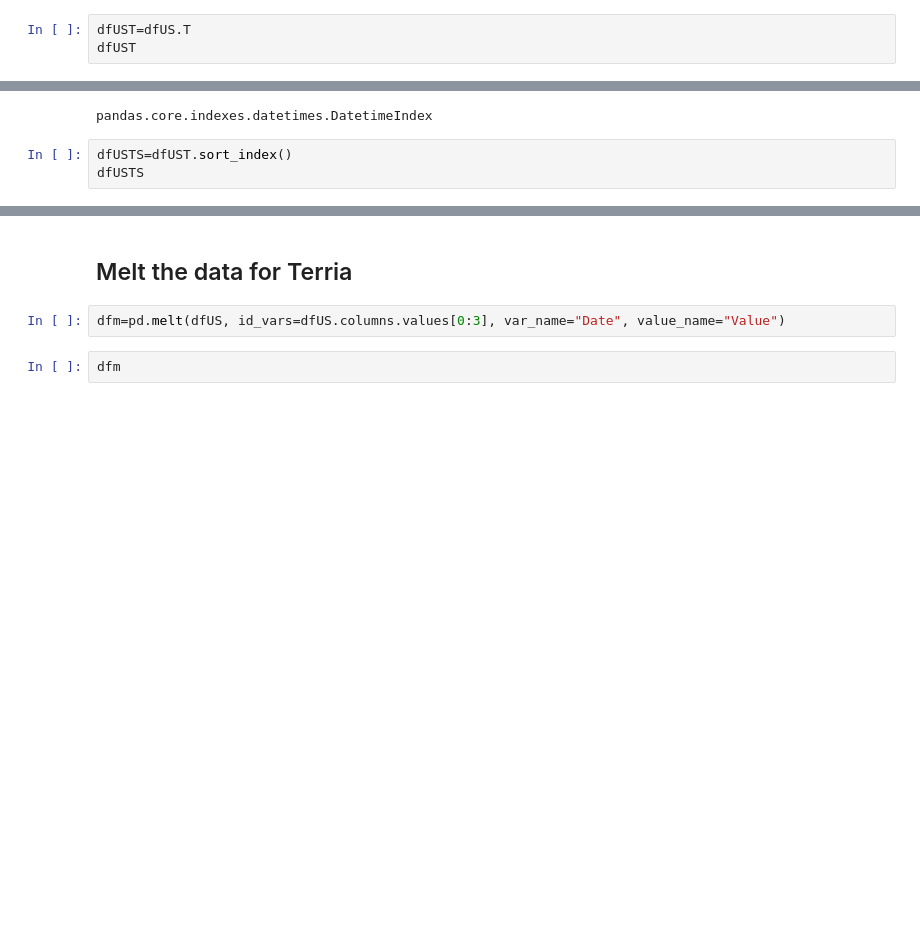
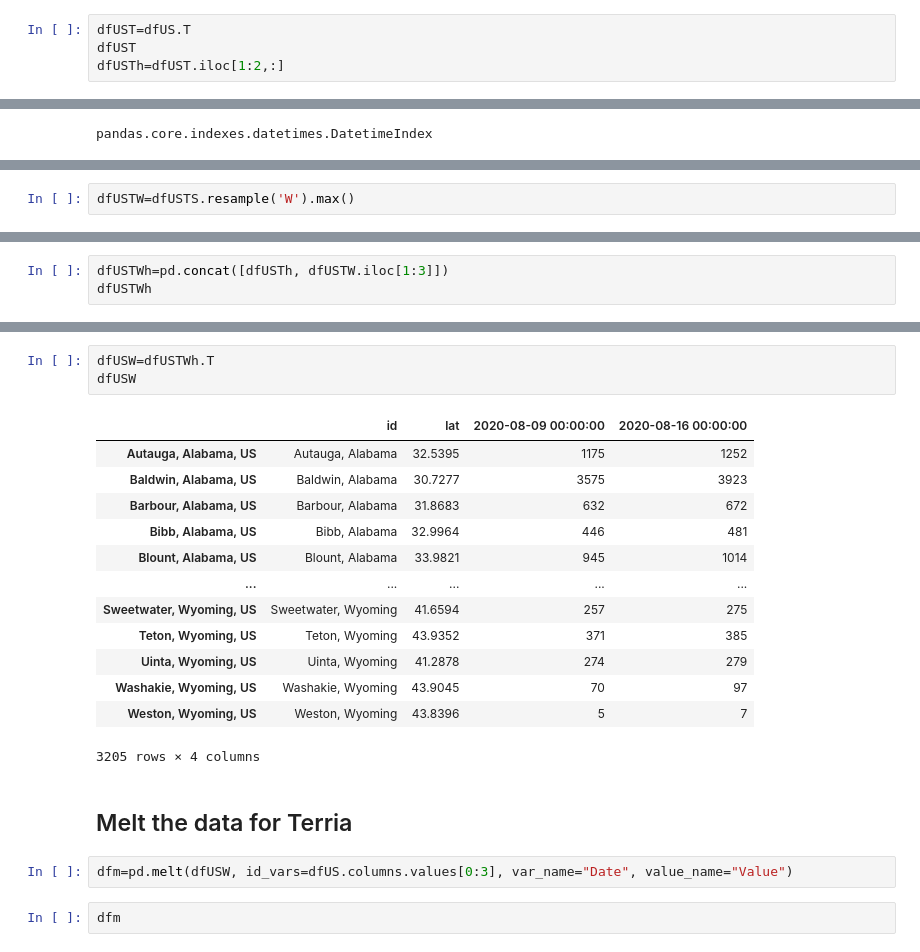
Before and after one commit to zdefne-usgs/covid_dashboard, a Jupyter notebook: covid_states.ipynb, the cells around one changed output, grey strips where cells are left out. Drawn from its saved outputs; the diff is of its cells as text; blank space fills up the shorter version.

Commit message:
using max values per week for cases

```diff
--- a/covid_states.ipynb
+++ b/covid_states.ipynb
@@ -411,3 +408,4 @@ dfUS[dfUS.lon.isnull()]
 # %%
 dfUST=dfUS.T
 dfUST
+dfUSTh=dfUST.iloc[1:2,:]
@@ -447,6 +431,3 @@ dfUST.index = pd.to_datetime(dfUST.index)
 type(dfUST.index)
 # %% [output]
 pandas.core.indexes.datetimes.DatetimeIndex
-# %%
-dfUSTS=dfUST.sort_index()
-dfUSTS
@@ -488,0 +434,2 @@ ttt.resample('M')
+# %%
+dfUSTW=dfUSTS.resample('W').max()
@@ -488,0 +445,3 @@ ttt.resample('M')
+# %%
+dfUSTWh=pd.concat([dfUSTh, dfUSTW.iloc[1:3]])
+dfUSTWh
@@ -489,7 +455,24 @@ ttt.resample('M')
+# %%
+dfUSW=dfUSTWh.T
+dfUSW
+# %% [output]
+|  | id | lat | 2020-08-09 00:00:00 | 2020-08-16 00:00:00 |
+| Autauga, Alabama, US | Autauga, Alabama | 32.5395 | 1175 | 1252 |
+| Baldwin, Alabama, US | Baldwin, Alabama | 30.7277 | 3575 | 3923 |
+| Barbour, Alabama, US | Barbour, Alabama | 31.8683 | 632 | 672 |
+| Bibb, Alabama, US | Bibb, Alabama | 32.9964 | 446 | 481 |
+| Blount, Alabama, US | Blount, Alabama | 33.9821 | 945 | 1014 |
+| ... | ... | ... | ... | ... |
+| Sweetwater, Wyoming, US | Sweetwater, Wyoming | 41.6594 | 257 | 275 |
+| Teton, Wyoming, US | Teton, Wyoming | 43.9352 | 371 | 385 |
+| Uinta, Wyoming, US | Uinta, Wyoming | 41.2878 | 274 | 279 |
+| Washakie, Wyoming, US | Washakie, Wyoming | 43.9045 | 70 | 97 |
+| Weston, Wyoming, US | Weston, Wyoming | 43.8396 | 5 | 7 |
+3205 rows × 4 columns
 # %% [markdown]
 ## Melt the data for Terria
 # %%
-dfm=pd.melt(dfUS, id_vars=dfUS.columns.values[0:3], var_name="Date", value_name="Value")
+dfm=pd.melt(dfUSW, id_vars=dfUS.columns.values[0:3], var_name="Date", value_name="Value")
 # %%
 dfm
 # %% [output]
```
Also changed, not shown: parts of 8 cells of this notebook, 1 other file.
